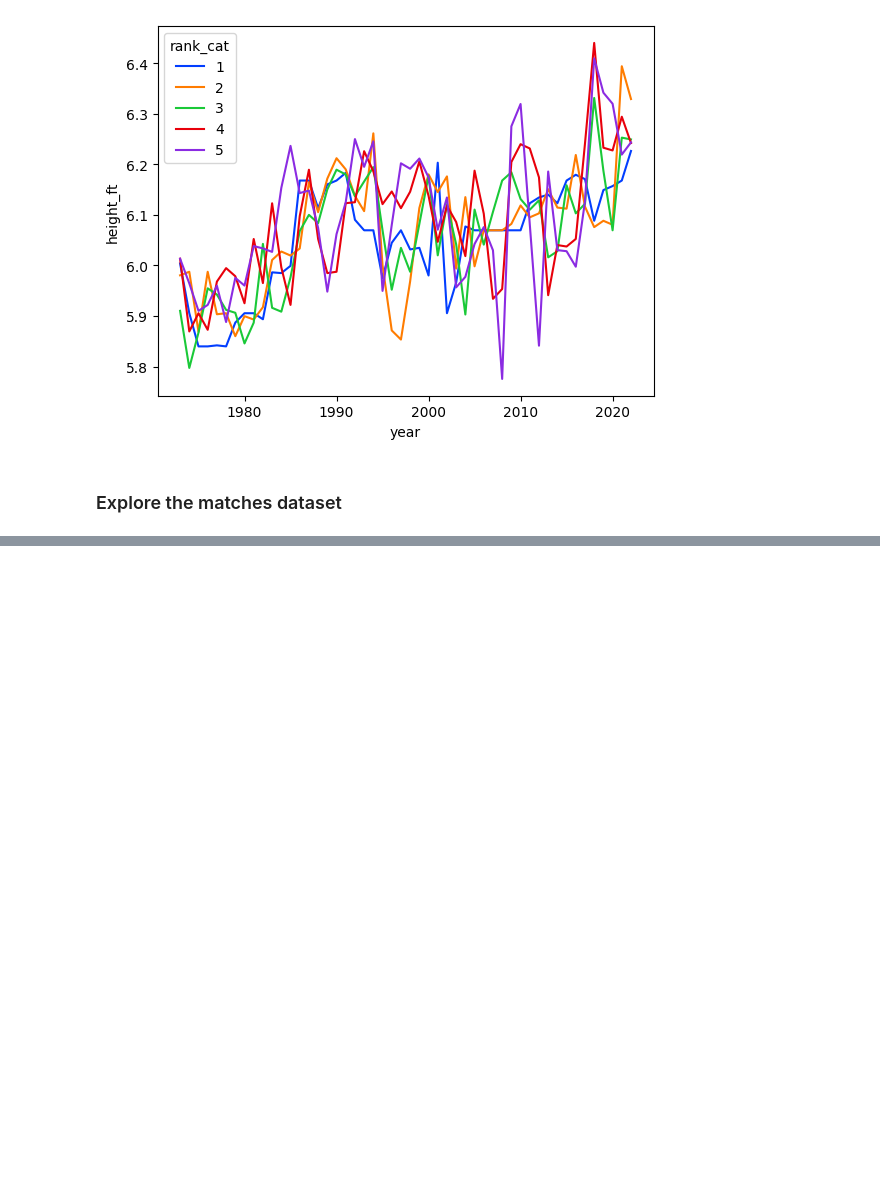
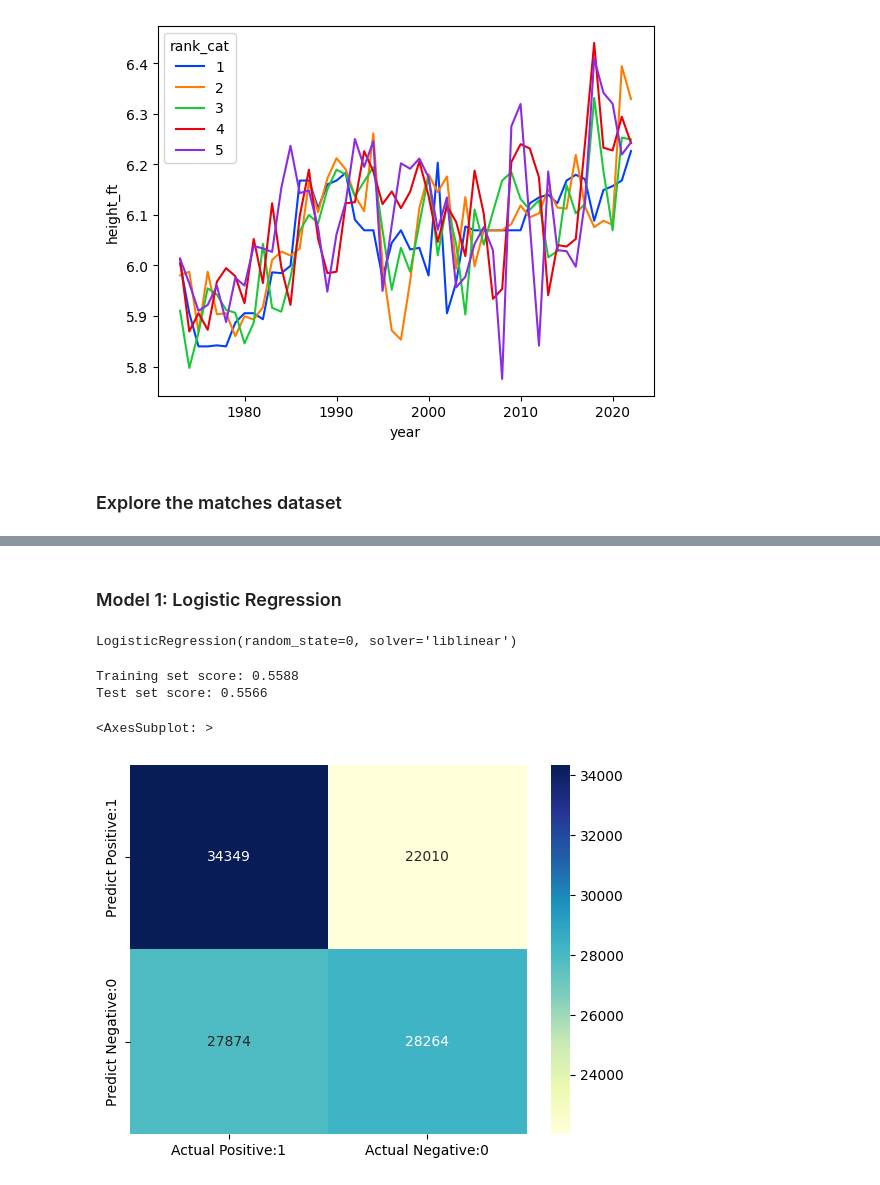
Before and after one commit to statzenthusiast921/ATP_Analysis, a Jupyter notebook: main/notebooks/ATP EDA 10.14.23.ipynb, the cells around one changed output, grey strips where cells are left out. Drawn from its saved outputs; the diff is of its cells as text; code cells hidden in the pictures; blank space fills up the shorter version.

Commit message:
cleaned up cleaning code; added logistic regression

```diff
--- a/main/notebooks/ATP EDA 10.14.23.ipynb
+++ b/main/notebooks/ATP EDA 10.14.23.ipynb
@@ -465,0 +558,33 @@ roger_data.head(3)
+# %% [markdown]
+### Model 1: Logistic Regression
+# %%
+from sklearn.linear_model import LogisticRegression
+
+logreg = LogisticRegression(solver='liblinear', random_state=0)
+
+logreg.fit(X_train, y_train)
+# %% [output]
+LogisticRegression(random_state=0, solver='liblinear')
+# %%
+#Check for overfitting
+from sklearn.metrics import accuracy_score
+
+#values are close so no issue with overfitting
+print('Training set score: {:.4f}'.format(logreg.score(X_train, y_train)))
+print('Test set score: {:.4f}'.format(logreg.score(X_test, y_test)))
+# %% [output]
+Training set score: 0.5588
+Test set score: 0.5566
+# %%
+from sklearn.metrics import confusion_matrix
+
+y_pred_test = logreg.predict(X_test)
+cm = confusion_matrix(y_test, y_pred_test)
+
+cm_matrix = pd.DataFrame(data=cm, columns=['Actual Positive:1', 'Actual Negative:0'],
+                                 index=['Predict Positive:1', 'Predict Negative:0'])
+
+sns.heatmap(cm_matrix, annot=True, fmt='d', cmap='YlGnBu')
+# %% [output]
+<AxesSubplot: >
+[figure, added]
```
Also changed, not shown: parts of 28 cells of this notebook.
